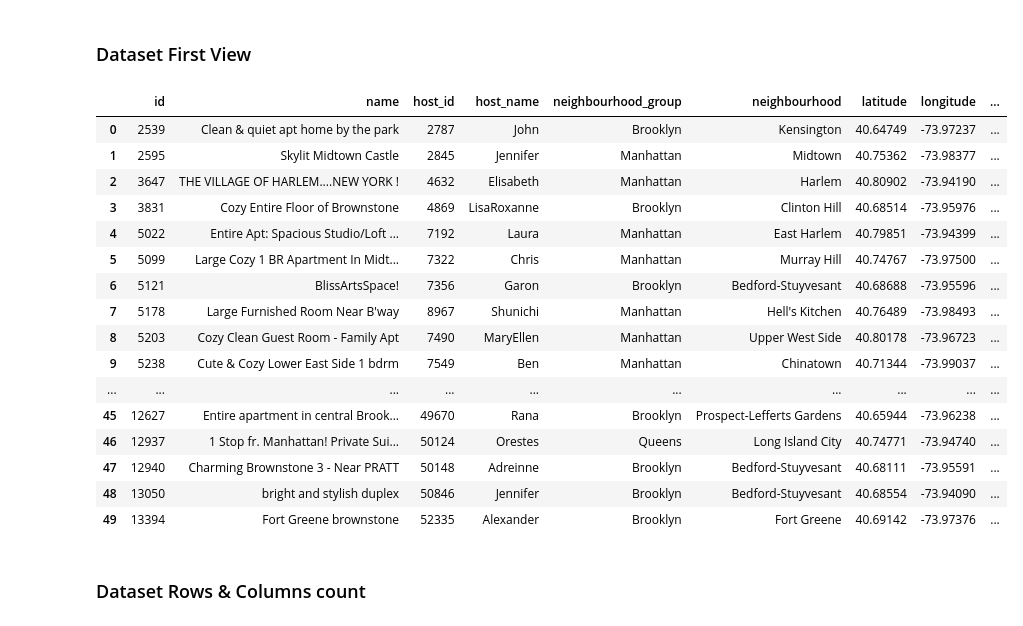
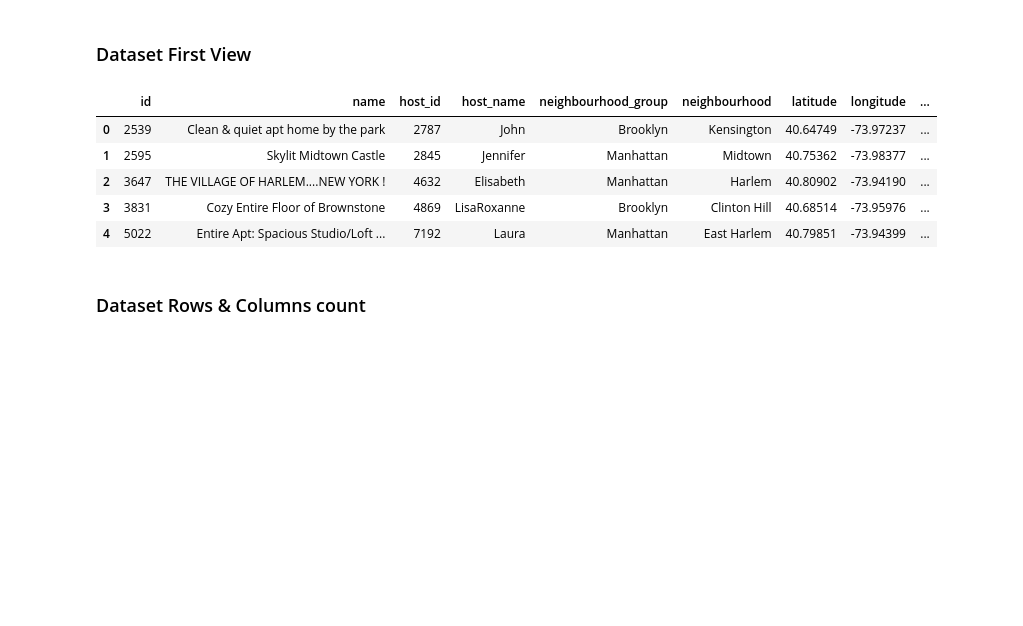
Before and after one commit to Methelesh-Suresh/EDA-Capstone-Project, a Jupyter notebook: Sample_EDA_Submission_Template.ipynb, the cells around one changed output. Drawn from its saved outputs; the diff is of its cells as text; code cells hidden in the pictures; blank space fills up the shorter version.

```diff
--- a/Sample_EDA_Submission_Template.ipynb
+++ b/Sample_EDA_Submission_Template.ipynb
@@ -91,25 +91,14 @@ Drive already mounted at /content/drive; to attempt to forcibly remount, call dr
 ### Dataset First View
 # %%
 # Dataset First Look
-data.head(50)
+data.head()
 # %% [output]
 |  | id | name | host_id | host_name | neighbourhood_group | neighbourhood | latitude | longitude | ... |
 | 0 | 2539 | Clean & quiet apt home by the park | 2787 | John | Brooklyn | Kensington | 40.64749 | -73.97237 | ... |
 | 1 | 2595 | Skylit Midtown Castle | 2845 | Jennifer | Manhattan | Midtown | 40.75362 | -73.98377 | ... |
 | 2 | 3647 | THE VILLAGE OF HARLEM....NEW YORK ! | 4632 | Elisabeth | Manhattan | Harlem | 40.80902 | -73.94190 | ... |
 | 3 | 3831 | Cozy Entire Floor of Brownstone | 4869 | LisaRoxanne | Brooklyn | Clinton Hill | 40.68514 | -73.95976 | ... |
 | 4 | 5022 | Entire Apt: Spacious Studio/Loft ... | 7192 | Laura | Manhattan | East Harlem | 40.79851 | -73.94399 | ... |
-| 5 | 5099 | Large Cozy 1 BR Apartment In Midt... | 7322 | Chris | Manhattan | Murray Hill | 40.74767 | -73.97500 | ... |
-| 6 | 5121 | BlissArtsSpace! | 7356 | Garon | Brooklyn | Bedford-Stuyvesant | 40.68688 | -73.95596 | ... |
-| 7 | 5178 | Large Furnished Room Near B'way | 8967 | Shunichi | Manhattan | Hell's Kitchen | 40.76489 | -73.98493 | ... |
-| 8 | 5203 | Cozy Clean Guest Room - Family Apt | 7490 | MaryEllen | Manhattan | Upper West Side | 40.80178 | -73.96723 | ... |
-| 9 | 5238 | Cute & Cozy Lower East Side 1 bdrm | 7549 | Ben | Manhattan | Chinatown | 40.71344 | -73.99037 | ... |
-| ... | ... | ... | ... | ... | ... | ... | ... | ... | ... |
-| 45 | 12627 | Entire apartment in central Brook... | 49670 | Rana | Brooklyn | Prospect-Lefferts Gardens | 40.65944 | -73.96238 | ... |
-| 46 | 12937 | 1 Stop fr. Manhattan! Private Sui... | 50124 | Orestes | Queens | Long Island City | 40.74771 | -73.94740 | ... |
-| 47 | 12940 | Charming Brownstone 3 - Near PRATT | 50148 | Adreinne | Brooklyn | Bedford-Stuyvesant | 40.68111 | -73.95591 | ... |
-| 48 | 13050 | bright and stylish duplex | 50846 | Jennifer | Brooklyn | Bedford-Stuyvesant | 40.68554 | -73.94090 | ... |
-| 49 | 13394 | Fort Greene brownstone | 52335 | Alexander | Brooklyn | Fort Greene | 40.69142 | -73.97376 | ... |
 # %% [markdown]
 ### Dataset Rows & Columns count
 # %%
```
Also changed, not shown: parts of 11 cells of this notebook.
